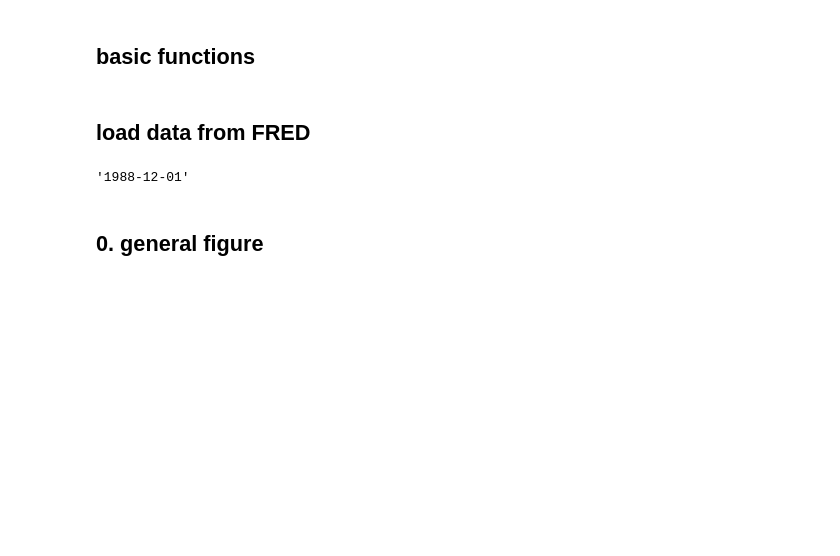
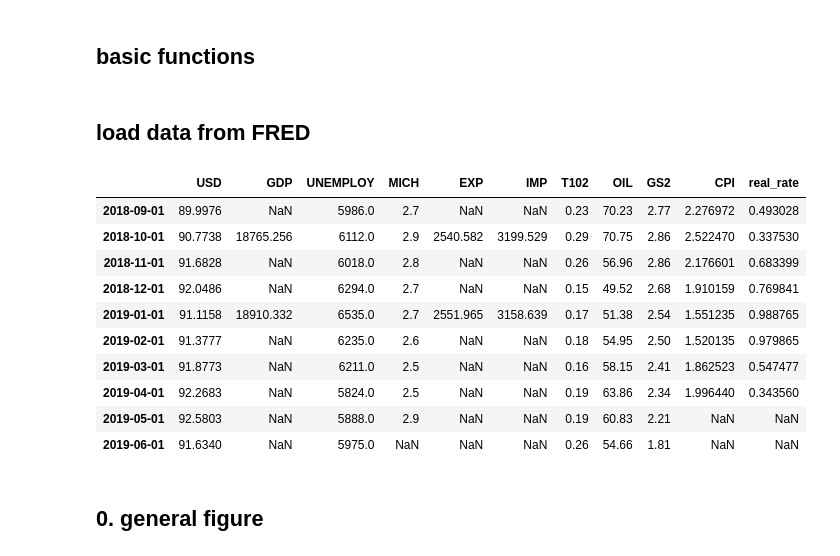
Before and after one commit to feitenie/USDX_MM, a Jupyter notebook: USDX_project.ipynb, the cells around one changed output. Cells and saved outputs as stored; diff of their text form; code cells hidden in the pictures; blank space fills up the shorter version.

```diff
--- a/project_USDX.ipynb
+++ b/USDX_project.ipynb
@@ -102,12 +103,21 @@ def load_data():
     df.columns = ["USD","GDP", "UNEMPLOY", "MICH", "EXP", "IMP", "T102", "OIL", "GS2", "CPI", "real_rate"]
 
     return  df
-# %%
-df  = load_data()
-time = df.index[df["USD"].notnull()].values
-time[-len(USD_rm)]
-# %% [output]
-'1988-12-01'
+# %%
+df  = load_data()
+df.tail(10)
+# %% [output]
+|  | USD | GDP | UNEMPLOY | MICH | EXP | IMP | T102 | OIL | GS2 | CPI | real_rate |
+| 2018-09-01 | 89.9976 | NaN | 5986.0 | 2.7 | NaN | NaN | 0.23 | 70.23 | 2.77 | 2.276972 | 0.493028 |
+| 2018-10-01 | 90.7738 | 18765.256 | 6112.0 | 2.9 | 2540.582 | 3199.529 | 0.29 | 70.75 | 2.86 | 2.522470 | 0.337530 |
+| 2018-11-01 | 91.6828 | NaN | 6018.0 | 2.8 | NaN | NaN | 0.26 | 56.96 | 2.86 | 2.176601 | 0.683399 |
+| 2018-12-01 | 92.0486 | NaN | 6294.0 | 2.7 | NaN | NaN | 0.15 | 49.52 | 2.68 | 1.910159 | 0.769841 |
+| 2019-01-01 | 91.1158 | 18910.332 | 6535.0 | 2.7 | 2551.965 | 3158.639 | 0.17 | 51.38 | 2.54 | 1.551235 | 0.988765 |
+| 2019-02-01 | 91.3777 | NaN | 6235.0 | 2.6 | NaN | NaN | 0.18 | 54.95 | 2.50 | 1.520135 | 0.979865 |
+| 2019-03-01 | 91.8773 | NaN | 6211.0 | 2.5 | NaN | NaN | 0.16 | 58.15 | 2.41 | 1.862523 | 0.547477 |
+| 2019-04-01 | 92.2683 | NaN | 5824.0 | 2.5 | NaN | NaN | 0.19 | 63.86 | 2.34 | 1.996440 | 0.343560 |
+| 2019-05-01 | 92.5803 | NaN | 5888.0 | 2.9 | NaN | NaN | 0.19 | 60.83 | 2.21 | NaN | NaN |
+| 2019-06-01 | 91.6340 | NaN | 5975.0 | NaN | NaN | NaN | 0.26 | 54.66 | 1.81 | NaN | NaN |
 # %% [markdown]
 ## 0. general figure
 # %%
```
Also changed, not shown: parts of 7 cells of this notebook.
